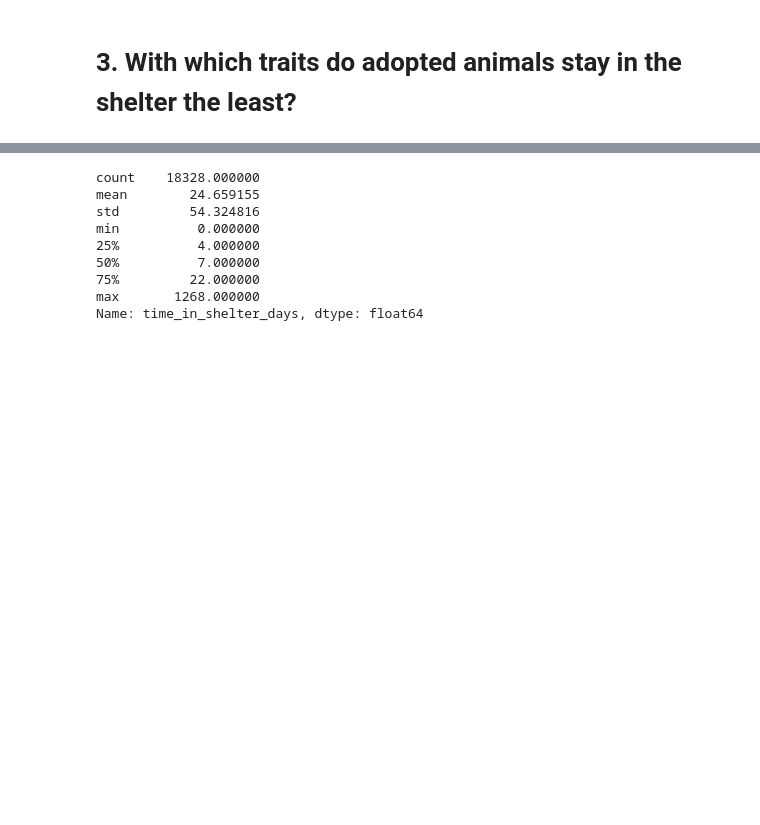
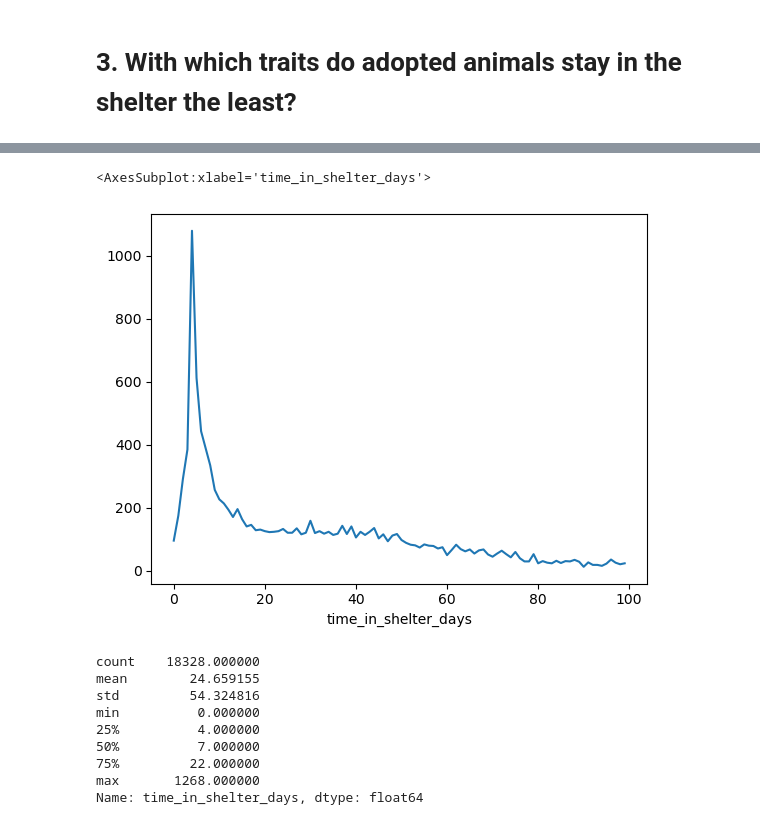
Before and after one commit to tara-pogancev/animal-adoption-prediction, a Jupyter notebook: Animal Shelter Adoption - Temperament Analysis.ipynb, the cells around one changed output, grey strips where cells are left out. Saved outputs shown, nothing was run; the diff lists cells and outputs as text; code cells hidden in the pictures; blank space fills up the shorter version.

```diff
--- a/Animal Shelter Adoption - Temperament Analysis.ipynb
+++ b/Animal Shelter Adoption - Temperament Analysis.ipynb
@@ -100,16 +101,16 @@ df_cats = df_cats[[
     'outcome_type',
     'time_in_shelter_days',
 
-    'Loving',
-    'Agile',
-    'Clever',
-    'Energetic',
     'Sociable',
     'Intelligent',
     'Social',
     'Affectionate',
     'Gentle',
-    'Loyal'
+    'Loyal',
+    'Sweet',
+    'Sweet-tempered',
+    'Quiet',
+    'Independent'
 ]]
 
 # Convert time in shelter days to int
@@ -158,2 +165,8 @@ df_adopted_cats = df_adopted_cats.sort_values('time_in_shelter_days')
+# %%
+# Plotting time in shelter stay
+df_adopted_cats[df_adopted_cats['time_in_shelter_days'] < 100].groupby('time_in_shelter_days').size().plot()
+# %% [output]
+<AxesSubplot:xlabel='time_in_shelter_days'>
+[figure, added]
 # %%
 df_adopted_dogs['time_in_shelter_days'].describe()
```
Also changed, not shown: parts of 17 cells of this notebook.
